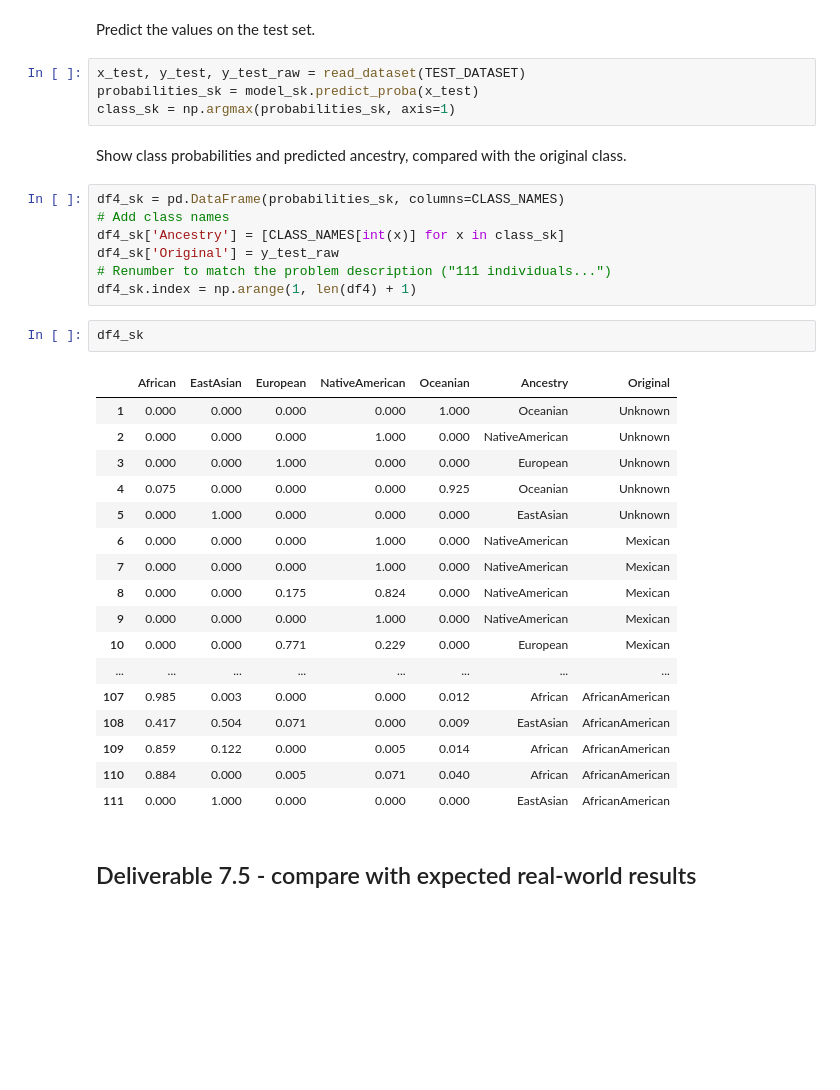
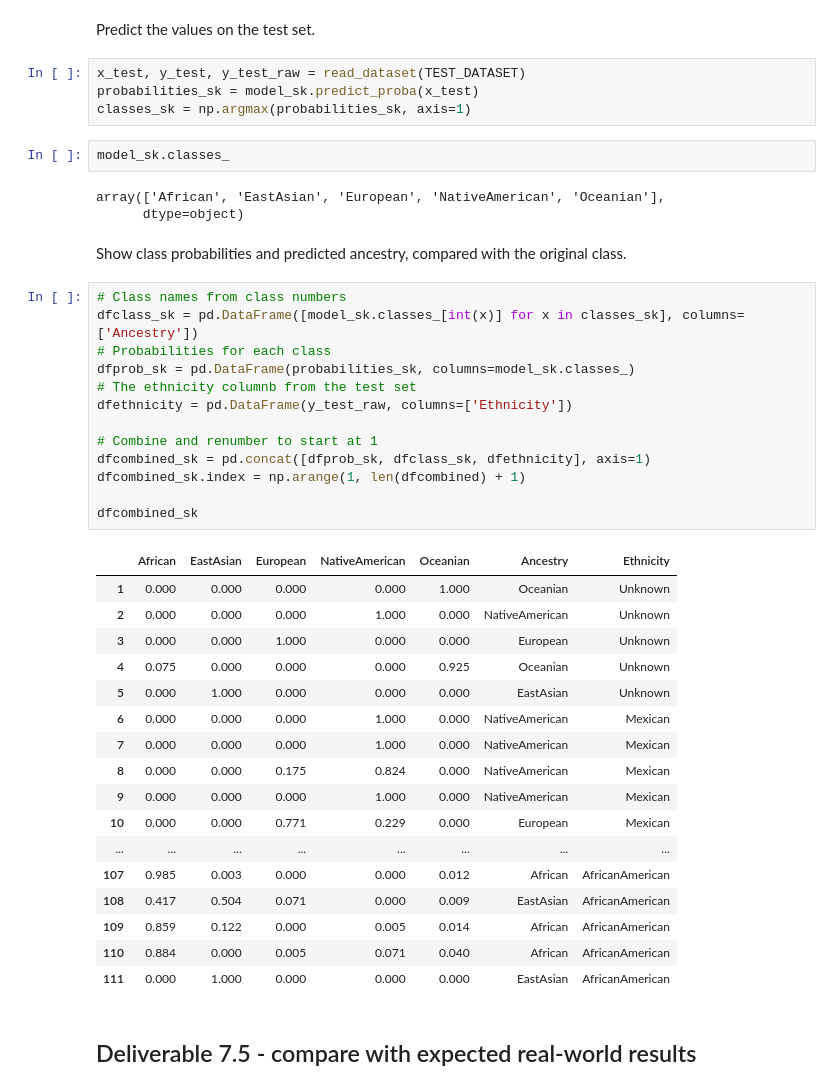
Before and after one commit to fau-masters-collected-works-cgarbin/regression-no-libraries, a Jupyter notebook: logistic_regression.ipynb, the cells around one changed output. Drawn from its saved outputs; the diff is of its cells as text; blank space fills up the shorter version.

```diff
--- a/logistic_regression.ipynb
+++ b/logistic_regression.ipynb
@@ -356,36 +366,45 @@ Predict the values on the test set.
 # %%
 x_test, y_test, y_test_raw = read_dataset(TEST_DATASET)
 probabilities_sk = model_sk.predict_proba(x_test)
-class_sk = np.argmax(probabilities_sk, axis=1)
+classes_sk = np.argmax(probabilities_sk, axis=1)
+# %%
+model_sk.classes_
+# %% [output]
+array(['African', 'EastAsian', 'European', 'NativeAmerican', 'Oceanian'],
+      dtype=object)
 # %% [markdown]
 Show class probabilities and predicted ancestry, compared with the original class.
-# %%
-df4_sk = pd.DataFrame(probabilities_sk, columns=CLASS_NAMES)
-# Add class names
-df4_sk['Ancestry'] = [CLASS_NAMES[int(x)] for x in class_sk]
-df4_sk['Original'] = y_test_raw
-# Renumber to match the problem description ("111 individuals...")
-df4_sk.index = np.arange(1, len(df4) + 1)
-# %%
-df4_sk
-# %% [output]
-|  | African | EastAsian | European | NativeAmerican | Oceanian | Ancestry | Original |
-| 1 | 0.000 | 0.000 | 0.000 | 0.000 | 1.000 | Oceanian | Unknown |
-| 2 | 0.000 | 0.000 | 0.000 | 1.000 | 0.000 | NativeAmerican | Unknown |
-| 3 | 0.000 | 0.000 | 1.000 | 0.000 | 0.000 | European | Unknown |
-| 4 | 0.075 | 0.000 | 0.000 | 0.000 | 0.925 | Oceanian | Unknown |
-| 5 | 0.000 | 1.000 | 0.000 | 0.000 | 0.000 | EastAsian | Unknown |
-| 6 | 0.000 | 0.000 | 0.000 | 1.000 | 0.000 | NativeAmerican | Mexican |
-| 7 | 0.000 | 0.000 | 0.000 | 1.000 | 0.000 | NativeAmerican | Mexican |
-| 8 | 0.000 | 0.000 | 0.175 | 0.824 | 0.000 | NativeAmerican | Mexican |
-| 9 | 0.000 | 0.000 | 0.000 | 1.000 | 0.000 | NativeAmerican | Mexican |
-| 10 | 0.000 | 0.000 | 0.771 | 0.229 | 0.000 | European | Mexican |
-| ... | ... | ... | ... | ... | ... | ... | ... |
-| 107 | 0.985 | 0.003 | 0.000 | 0.000 | 0.012 | African | AfricanAmerican |
-| 108 | 0.417 | 0.504 | 0.071 | 0.000 | 0.009 | EastAsian | AfricanAmerican |
-| 109 | 0.859 | 0.122 | 0.000 | 0.005 | 0.014 | African | AfricanAmerican |
-| 110 | 0.884 | 0.000 | 0.005 | 0.071 | 0.040 | African | AfricanAmerican |
-| 111 | 0.000 | 1.000 | 0.000 | 0.000 | 0.000 | EastAsian | AfricanAmerican |
+# %%
+# Class names from class numbers
+dfclass_sk = pd.DataFrame([model_sk.classes_[int(x)] for x in classes_sk], columns=['Ancestry'])
+# Probabilities for each class
+dfprob_sk = pd.DataFrame(probabilities_sk, columns=model_sk.classes_)
+# The ethnicity columnb from the test set
+dfethnicity = pd.DataFrame(y_test_raw, columns=['Ethnicity'])
+
+# Combine and renumber to start at 1
+dfcombined_sk = pd.concat([dfprob_sk, dfclass_sk, dfethnicity], axis=1)
+dfcombined_sk.index = np.arange(1, len(dfcombined) + 1)
+
+dfcombined_sk
+# %% [output]
+|  | African | EastAsian | European | NativeAmerican | Oceanian | Ancestry | Ethnicity |
+| 1 | 0.000 | 0.000 | 0.000 | 0.000 | 1.000 | Oceanian | Unknown |
+| 2 | 0.000 | 0.000 | 0.000 | 1.000 | 0.000 | NativeAmerican | Unknown |
+| 3 | 0.000 | 0.000 | 1.000 | 0.000 | 0.000 | European | Unknown |
+| 4 | 0.075 | 0.000 | 0.000 | 0.000 | 0.925 | Oceanian | Unknown |
+| 5 | 0.000 | 1.000 | 0.000 | 0.000 | 0.000 | EastAsian | Unknown |
+| 6 | 0.000 | 0.000 | 0.000 | 1.000 | 0.000 | NativeAmerican | Mexican |
+| 7 | 0.000 | 0.000 | 0.000 | 1.000 | 0.000 | NativeAmerican | Mexican |
+| 8 | 0.000 | 0.000 | 0.175 | 0.824 | 0.000 | NativeAmerican | Mexican |
+| 9 | 0.000 | 0.000 | 0.000 | 1.000 | 0.000 | NativeAmerican | Mexican |
+| 10 | 0.000 | 0.000 | 0.771 | 0.229 | 0.000 | European | Mexican |
+| ... | ... | ... | ... | ... | ... | ... | ... |
+| 107 | 0.985 | 0.003 | 0.000 | 0.000 | 0.012 | African | AfricanAmerican |
+| 108 | 0.417 | 0.504 | 0.071 | 0.000 | 0.009 | EastAsian | AfricanAmerican |
+| 109 | 0.859 | 0.122 | 0.000 | 0.005 | 0.014 | African | AfricanAmerican |
+| 110 | 0.884 | 0.000 | 0.005 | 0.071 | 0.040 | African | AfricanAmerican |
+| 111 | 0.000 | 1.000 | 0.000 | 0.000 | 0.000 | EastAsian | AfricanAmerican |
 # %% [markdown]
 ## Deliverable 7.5 - compare with expected real-world results
 # %% [markdown]
```
Also changed, not shown: parts of 7 cells of this notebook.
